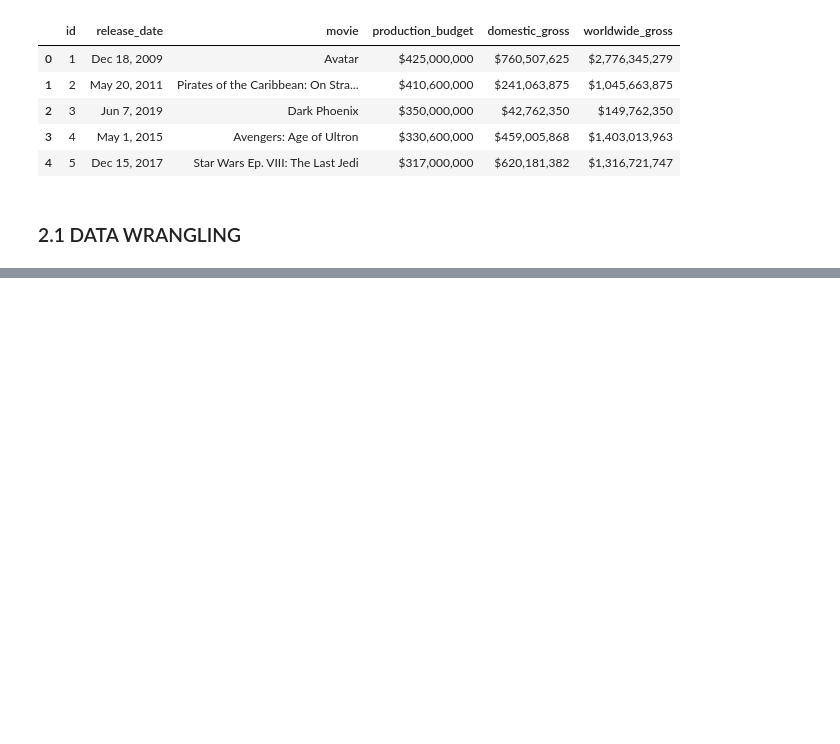
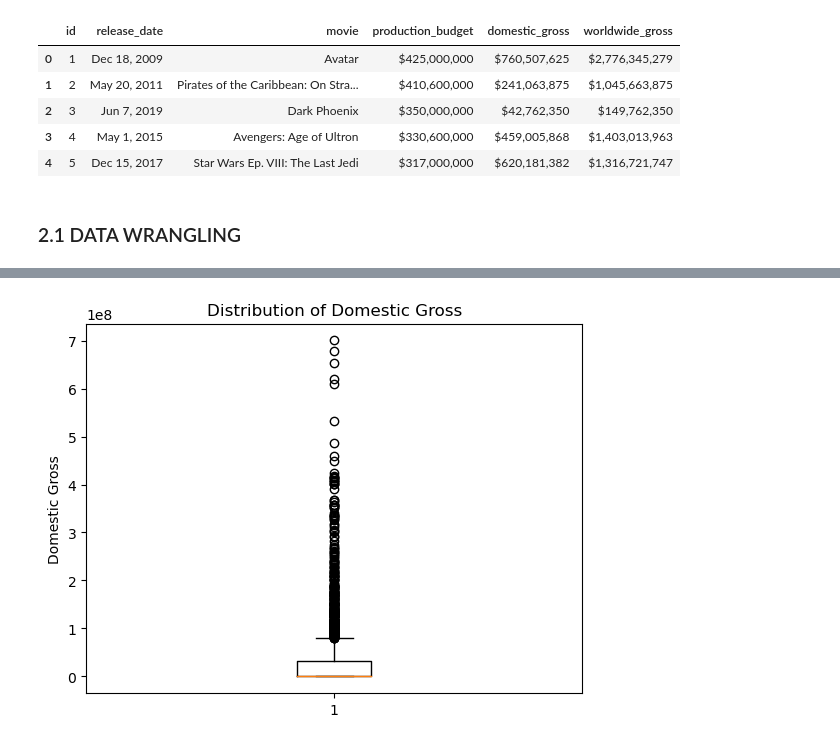
Before and after one commit to raphiqi/BOX-OFFICE-PERFORMANCE-ANALYSIS, a Jupyter notebook: IMDB data project 1-checkpoint.ipynb, the cells around one changed output, grey strips where cells are left out. Drawn from its saved outputs; the diff is of its cells as text; code cells hidden in the pictures; blank space fills up the shorter version.

```diff
--- a/IMDB data project 1-checkpoint.ipynb
+++ b/IMDB data project 1-checkpoint.ipynb
@@ -240,0 +429,8 @@ mean_runtime
+# %%
+# Create a box plot of domestic gross
+plt.boxplot(final_data['domestic_gross'])
+plt.ylabel('Domestic Gross')
+plt.title('Distribution of Domestic Gross')
+plt.show()
+# %% [output]
+[figure, added]
```
Also changed, not shown: parts of 78 cells of this notebook.
